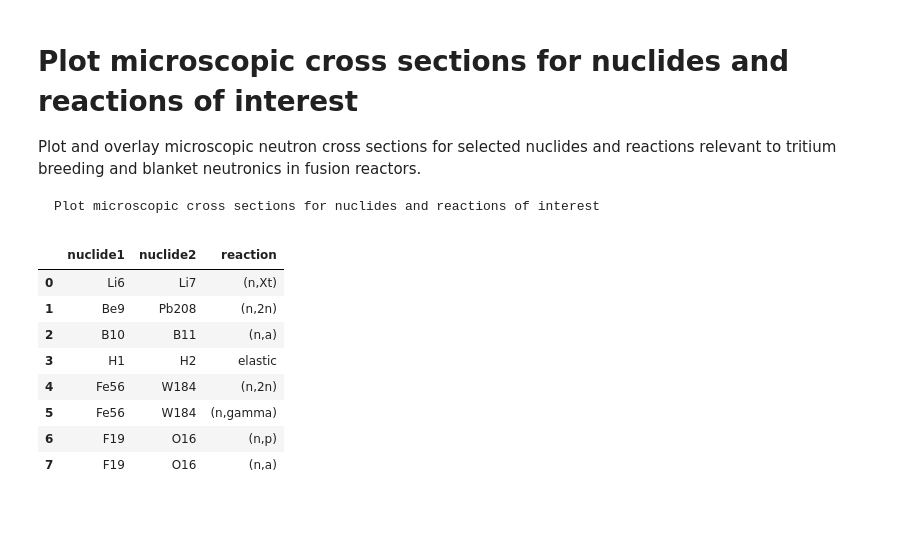
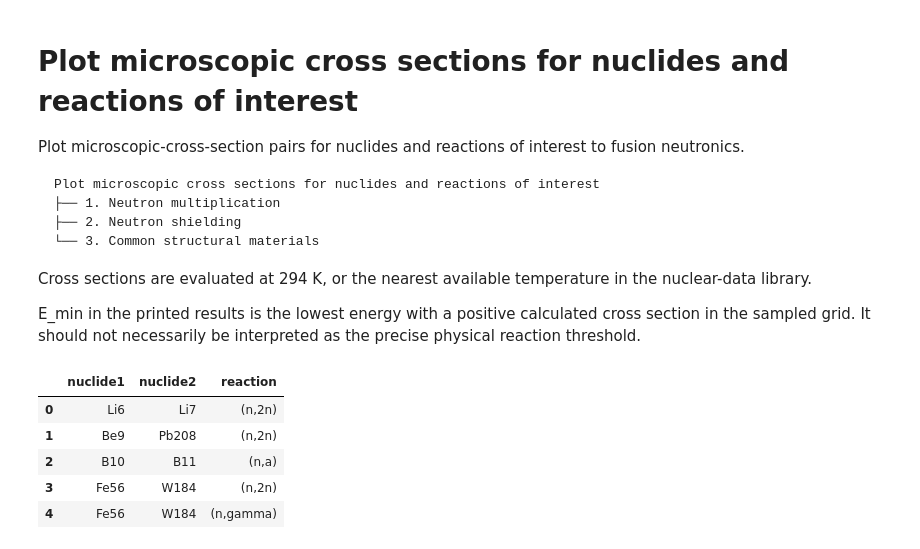
Before and after one commit to marypwchin/openmc-workbench, a Jupyter notebook: 1_cross_sections/1_1_plot_cross_sections_for_nuclides_of_interest.ipynb, the cells around one changed output. Cells and saved outputs as stored; diff of their text form; code cells hidden in the pictures; blank space fills up the shorter version.

````diff
--- a/1_cross_sections/1_1_plot_cross_sections_for_nuclides_of_interest.ipynb
+++ b/1_cross_sections/1_1_plot_cross_sections_for_nuclides_of_interest.ipynb
@@ -2,45 +2,46 @@
 # Plot microscopic cross sections for nuclides and reactions of interest
 
 <!-- index:description -->
-Plot and overlay microscopic neutron cross sections for selected nuclides and reactions relevant to tritium breeding and blanket neutronics in fusion reactors.
+Plot microscopic-cross-section pairs for nuclides and reactions of interest to fusion neutronics.
 <!-- /index:description -->
 
 <!-- generated:structure -->
 ```text
 Plot microscopic cross sections for nuclides and reactions of interest
+├── 1. Neutron multiplication
+├── 2. Neutron shielding
+└── 3. Common structural materials
 ```
 <!-- /generated:structure -->
+
+Cross sections are evaluated at 294 K, or the nearest available temperature in the nuclear-data library.
+
+E_min in the printed results is the lowest energy with a positive calculated cross section in the sampled grid. It should not necessarily be interpreted as the precise physical reaction threshold.
 # %%
 import openmc
 import pandas as pd
 import matplotlib.pyplot as plt
 
 from openmc_workbench_config import DATA_ROOT
 
 xs_xml = DATA_ROOT / 'endf-b8.1' / 'cross_sections.xml'
 openmc.config['cross_sections'] = xs_xml
 
 pairs = pd.DataFrame([
-    ('Li6',  'Li7',   '(n,Xt)'),
+    ('Li6',  'Li7',   '(n,2n)'),
     ('Be9',  'Pb208', '(n,2n)'),
     ('B10',  'B11',   '(n,a)'),
-    ('H1',   'H2',    'elastic'),
     ('Fe56', 'W184',  '(n,2n)'),
     ('Fe56', 'W184',  '(n,gamma)'),
-    ('F19',  'O16',   '(n,p)'),
-    ('F19',  'O16',   '(n,a)'),
 ], columns=['nuclide1', 'nuclide2', 'reaction'])
 pairs
 # %% [output]
 |  | nuclide1 | nuclide2 | reaction |
-| 0 | Li6 | Li7 | (n,Xt) |
+| 0 | Li6 | Li7 | (n,2n) |
 | 1 | Be9 | Pb208 | (n,2n) |
 | 2 | B10 | B11 | (n,a) |
-| 3 | H1 | H2 | elastic |
-| 4 | Fe56 | W184 | (n,2n) |
-| 5 | Fe56 | W184 | (n,gamma) |
-| 6 | F19 | O16 | (n,p) |
-| 7 | F19 | O16 | (n,a) |
+| 3 | Fe56 | W184 | (n,2n) |
+| 4 | Fe56 | W184 | (n,gamma) |
 # %%
 def format_ax(ax):
     ax.grid()
````
Also changed, not shown: parts of 9 cells of this notebook, 8 other files.
